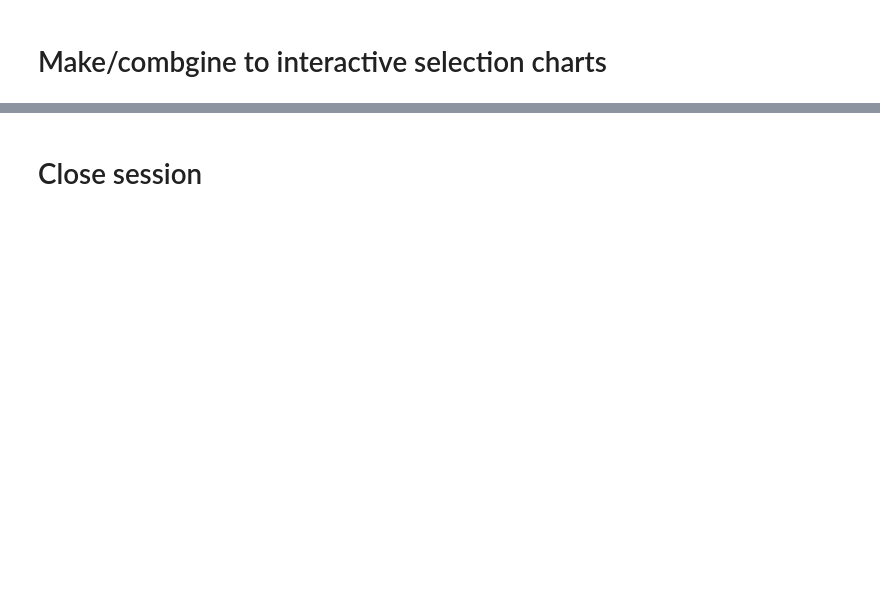
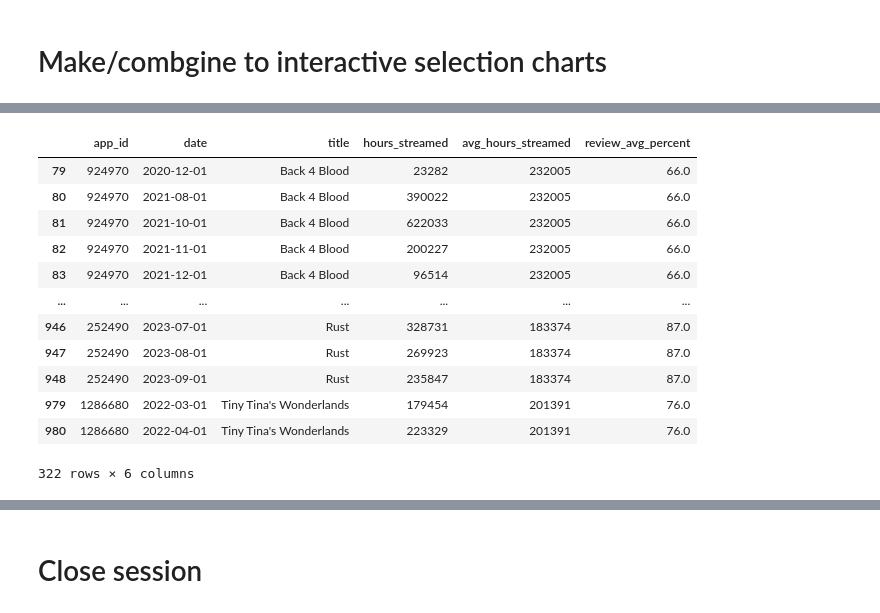
Before and after one commit to rponticelli0/Project_3_Group_7, a Jupyter notebook: timeseries_base.ipynb, the cells around one changed output, grey strips where cells are left out. Saved outputs shown, nothing was run; the diff lists cells and outputs as text; code cells hidden in the pictures; blank space fills up the shorter version.

```diff
--- a/timeseries_base.ipynb
+++ b/timeseries_base.ipynb
@@ -282,0 +291,20 @@ line
+# %%
+top10_agg_data_df.set_index('app_id',inplace=True)
+# %%
+plot_data = top_10_df.join(top10_agg_data_df, how='left', on='app_id', rsuffix='agg')
+plot_data = plot_data[['app_id', 'date', 'title', 'hours_streamed', 'avg_hours_streamed', 'review_avg_percent']]
+plot_data
+# %% [output]
+|  | app_id | date | title | hours_streamed | avg_hours_streamed | review_avg_percent |
+| 79 | 924970 | 2020-12-01 | Back 4 Blood | 23282 | 232005 | 66.0 |
+| 80 | 924970 | 2021-08-01 | Back 4 Blood | 390022 | 232005 | 66.0 |
+| 81 | 924970 | 2021-10-01 | Back 4 Blood | 622033 | 232005 | 66.0 |
+| 82 | 924970 | 2021-11-01 | Back 4 Blood | 200227 | 232005 | 66.0 |
+| 83 | 924970 | 2021-12-01 | Back 4 Blood | 96514 | 232005 | 66.0 |
+| ... | ... | ... | ... | ... | ... | ... |
+| 946 | 252490 | 2023-07-01 | Rust | 328731 | 183374 | 87.0 |
+| 947 | 252490 | 2023-08-01 | Rust | 269923 | 183374 | 87.0 |
+| 948 | 252490 | 2023-09-01 | Rust | 235847 | 183374 | 87.0 |
+| 979 | 1286680 | 2022-03-01 | Tiny Tina's Wonderlands | 179454 | 201391 | 76.0 |
+| 980 | 1286680 | 2022-04-01 | Tiny Tina's Wonderlands | 223329 | 201391 | 76.0 |
+322 rows × 6 columns
```
Also changed, not shown: parts of 11 cells of this notebook.
